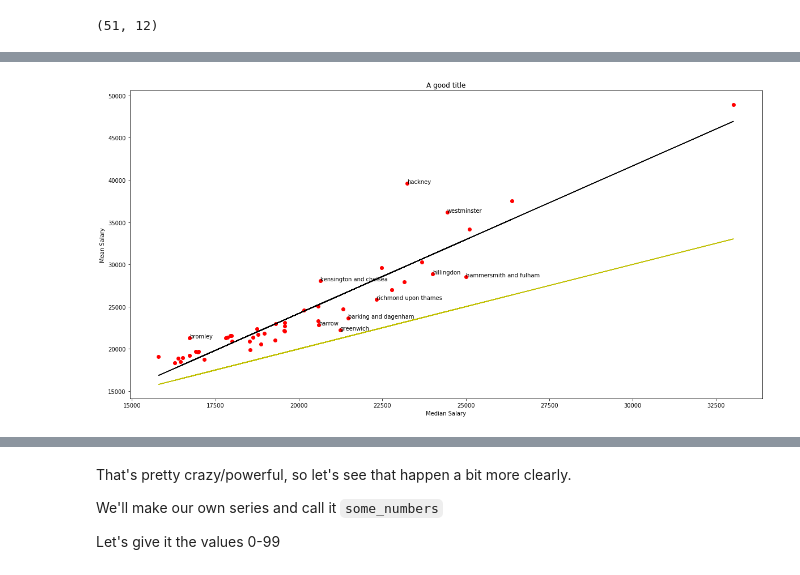
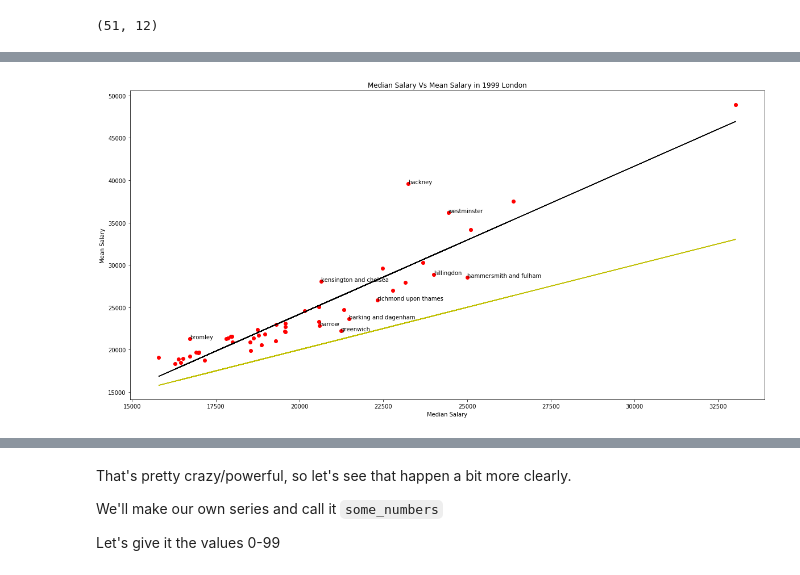
Before and after one commit to ShawnTew/OpenDataProject, a Jupyter notebook: basic_pandas.ipynb, the cells around one changed output, grey strips where cells are left out. Cells and saved outputs as stored; diff of their text form; code cells hidden in the pictures.

```diff
--- a/basic_pandas.ipynb
+++ b/basic_pandas.ipynb
@@ -222,18 +253,18 @@ year99salary.head(10)
 # %%
 plt.scatter(x, y, color='r')
 # Plot the regression line
 plt.plot(x, year99salary.modelled, color='k')
 # Plot a parity line
 plt.plot(x, x, color='y')
 
 
 topNbyInequality = year99salary.sort_values(by="delta", ascending=False)[0:10]
 for i, row in list(topNbyInequality.iterrows()):
     plt.annotate(row.area, (row.median_salary, row.mean_salary))
 
-plt.title("A good title")
+plt.title("Median Salary Vs Mean Salary in 1999 London")
 plt.xlabel("Median Salary")
 plt.ylabel("Mean Salary")
 plt.show()
 # %% [output]
-[figure, old version]
+[figure, new version]
```
Also changed, not shown: parts of 19 cells of this notebook, 2 other files.
